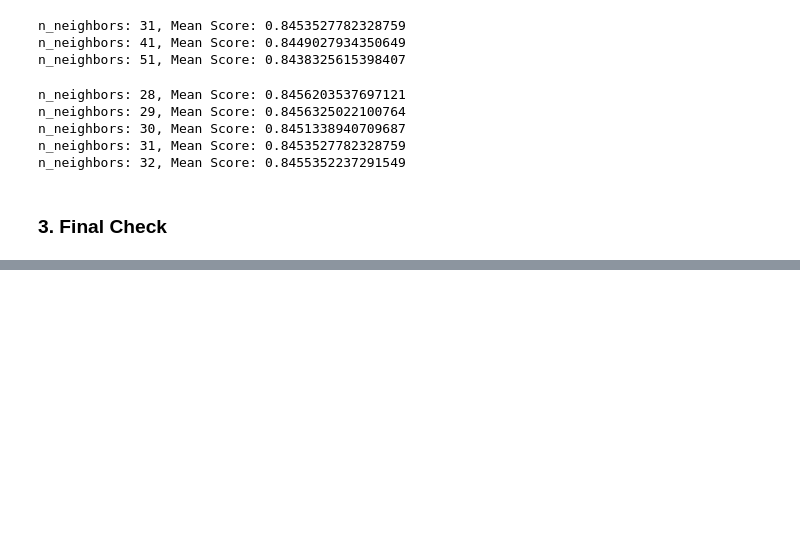
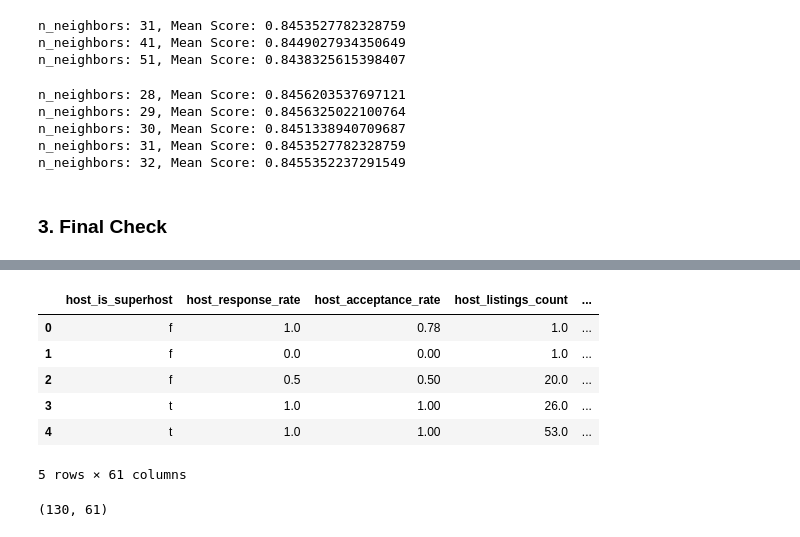
Before and after one commit to jimin3227/business_analytics_airbnb2, a Jupyter notebook: airbnb_classification.ipynb, the cells around one changed output, grey strips where cells are left out. Saved outputs shown, nothing was run; the diff lists cells and outputs as text; code cells hidden in the pictures; blank space fills up the shorter version.

```diff
--- a/airbnb_classification.ipynb
+++ b/airbnb_classification.ipynb
@@ -931,0 +1251,12 @@ dtype: int64
+# %%
+y_test = test.iloc[:, 0]
+x_test = test.iloc[:, 1:]
+# %%
+scaler = StandardScaler()
+scaler_model = scaler.fit(x)
+scaled_x_test = scaler_model.transform(x_test)
+# %%
+scaled_x_test = pd.DataFrame(scaled_x_test, columns=x_test.columns)
+# %%
+y_pred = rf_final_model.predict(scaled_x_test)
+y_pred
@@ -931,0 +1275,15 @@ dtype: int64
+# %%
+test['host_is_superhost'] = y_pred
+test.head()
+# %% [output]
+|  | host_is_superhost | host_response_rate | host_acceptance_rate | host_listings_count | ... |
+| 0 | f | 1.0 | 0.78 | 1.0 | ... |
+| 1 | f | 0.0 | 0.00 | 1.0 | ... |
+| 2 | f | 0.5 | 0.50 | 20.0 | ... |
+| 3 | t | 1.0 | 1.00 | 26.0 | ... |
+| 4 | t | 1.0 | 1.00 | 53.0 | ... |
+5 rows × 61 columns
+# %%
+test.shape
+# %% [output]
+(130, 61)
```
Also changed, not shown: parts of 39 cells of this notebook.
